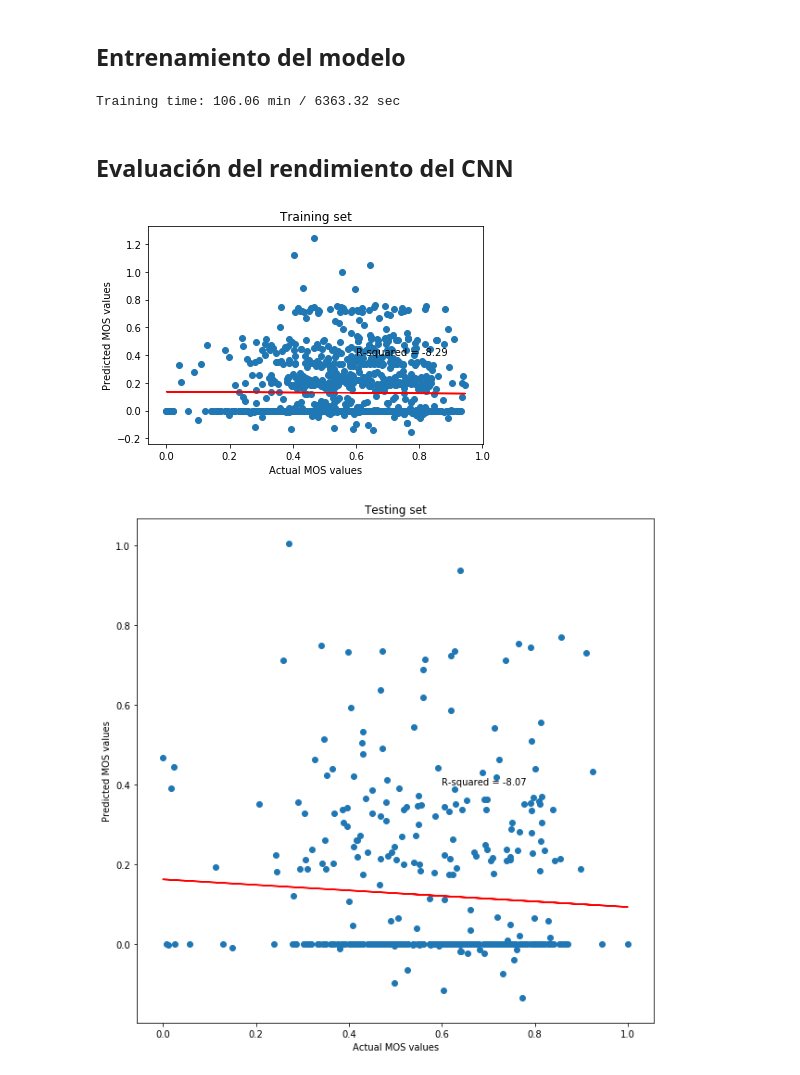
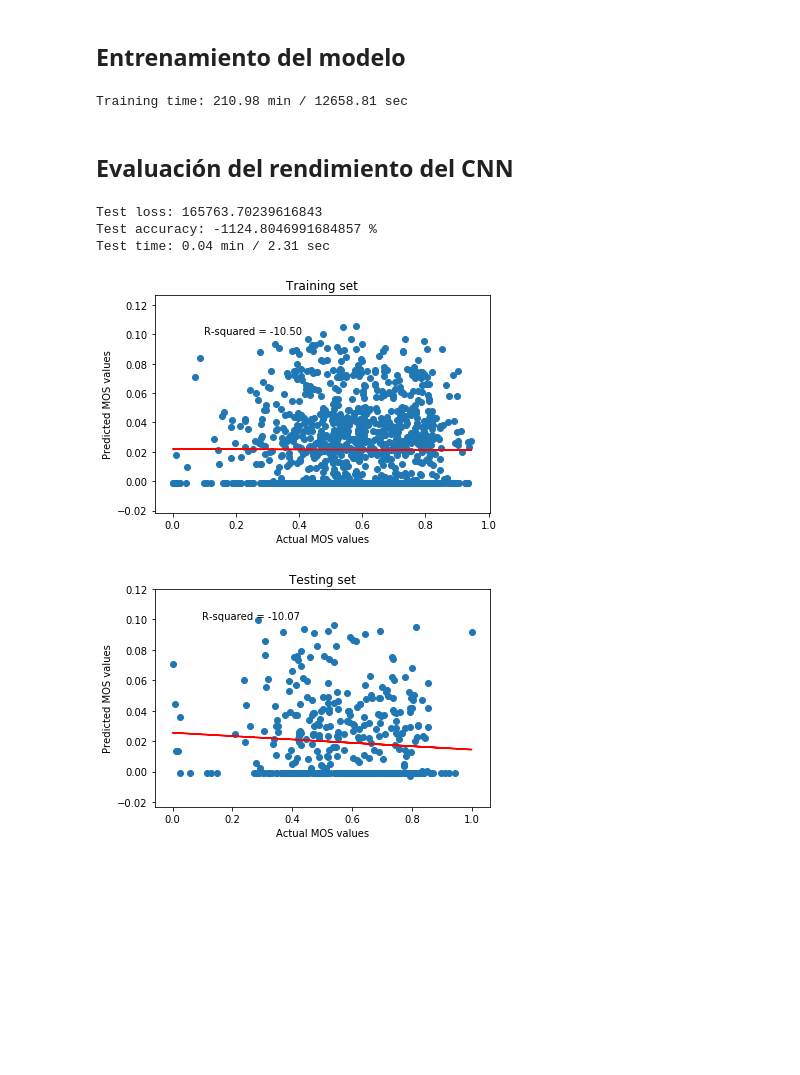
Before and after one commit to MaestriaElectronicaTEC/patterns-recognition, a Jupyter notebook: proyecto_final/ProyectoFinal-parte2.ipynb, the cells around one changed output. Saved outputs shown, nothing was run; the diff lists cells and outputs as text; code cells hidden in the pictures; blank space fills up the shorter version.

Commit message:
Train the CNN with more epochs

```diff
--- a/proyecto_final/ProyectoFinal-parte2.ipynb
+++ b/proyecto_final/ProyectoFinal-parte2.ipynb
@@ -189,7 +189,7 @@ _________________________________________________________________
 import time
 
 batch_size = 8
-num_epoch = 400
+num_epoch = 800
 
 #model training
 
@@ -209,7 +209,7 @@ s = round(s, 2)
 
 print(f"Training time: {m} min / {s} sec")
 # %% [output]
-Training time: 106.06 min / 6363.32 sec
+Training time: 210.98 min / 12658.81 sec
 # %% [markdown]
 ## Evaluación del rendimiento del CNN
 # %%
@@ -228,37 +228,36 @@ print('Test loss:', score[0])
 print('Test accuracy:', score[1]*100, '%')
 
 print(f"Test time: {m} min / {s} sec")
+# %% [output]
+Test loss: 165763.70239616843
+Test accuracy: -1124.8046991684857 %
+Test time: 0.04 min / 2.31 sec
 # %%
 from sklearn.metrics import r2_score
 
 def plot_metric(group, output, title):
     y_test = output.values
     Y_pred = model.predict(group)
 
     r_squared = r2_score(y_test, Y_pred)
     plt.scatter(y_test,Y_pred)
     plt.title(title)
     plt.xlabel('Actual MOS values')
     plt.ylabel('Predicted MOS values')
 
     denominator = y_test.dot(y_test) - y_test.mean() * y_test.sum()
     m = (y_test.dot(Y_pred) - Y_pred.mean() * y_test.sum()) / denominator
     b = (Y_pred.mean() * y_test.dot(y_test) - y_test.mean() * y_test.dot(Y_pred)) / denominator
     y_poly = m*y_test + b
     plt.plot(y_test, y_poly, 'r')
-
-    params = {
-        'figure.figsize': (10, 10)
-    }
-    plt.rcParams.update(params)
-    plt.text(0.6, 0.4, 'R-squared = %0.2f' % r_squared)
+    plt.text(0.1, 0.1, 'R-squared = %0.2f' % r_squared)
     plt.show()
 
 plot_metric(X_train, Y_train, 'Training set')
 plot_metric(X_test, Y_test, 'Testing set')
 # %% [output]
-[figure, old version]
+[figure, new version]
-[figure, old version]
+[figure, new version]
 # %%
 import os
 # plotting the metrics
```
Also changed, not shown: parts of 3 cells of this notebook.
